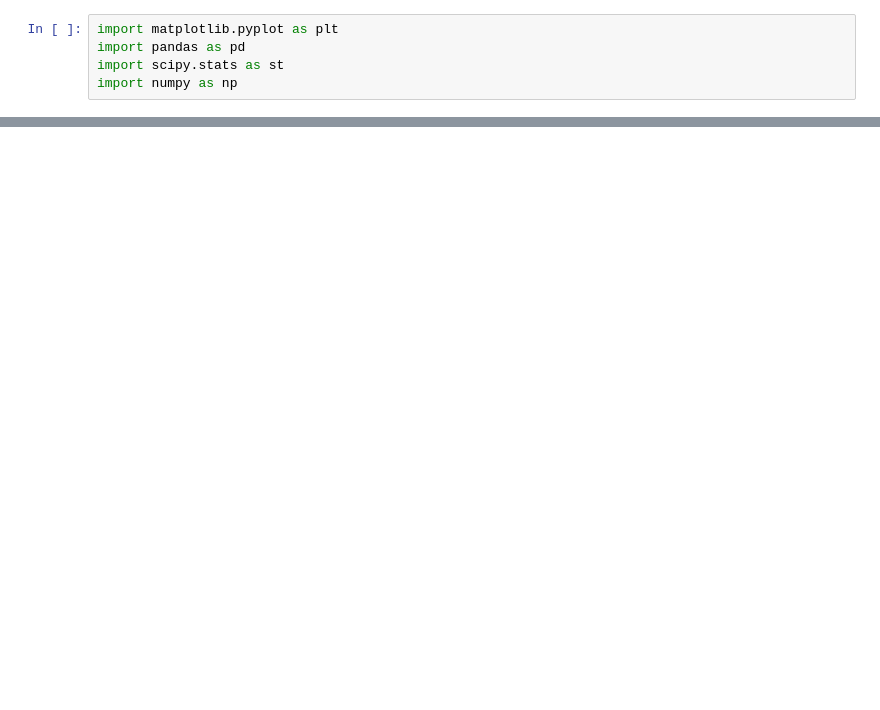
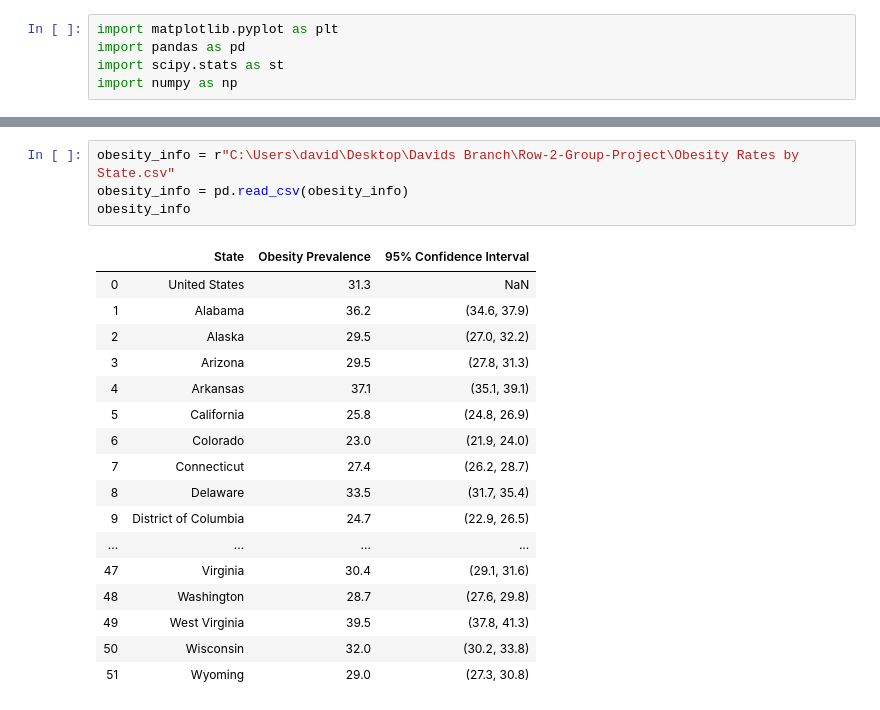
Before and after one commit to settinge/Cancer-and-Nonbiological-Variables, a Jupyter notebook: Health Insurance Coverage by State.ipynb, the cells around one changed output, grey strips where cells are left out. Drawn from its saved outputs; the diff is of its cells as text; blank space fills up the shorter version.

```diff
--- a/Health Insurance Coverage by State.ipynb
+++ b/Health Insurance Coverage by State.ipynb
@@ -30,0 +28,22 @@ health_info
+# %%
+obesity_info = r"C:\Users\david\Desktop\Davids Branch\Row-2-Group-Project\Obesity Rates by State.csv"
+obesity_info = pd.read_csv(obesity_info)
+obesity_info
+# %% [output]
+|  | State | Obesity Prevalence | 95% Confidence Interval |
+| 0 | United States | 31.3 | NaN |
+| 1 | Alabama | 36.2 | (34.6, 37.9) |
+| 2 | Alaska | 29.5 | (27.0, 32.2) |
+| 3 | Arizona | 29.5 | (27.8, 31.3) |
+| 4 | Arkansas | 37.1 | (35.1, 39.1) |
+| 5 | California | 25.8 | (24.8, 26.9) |
+| 6 | Colorado | 23.0 | (21.9, 24.0) |
+| 7 | Connecticut | 27.4 | (26.2, 28.7) |
+| 8 | Delaware | 33.5 | (31.7, 35.4) |
+| 9 | District of Columbia | 24.7 | (22.9, 26.5) |
+| ... | ... | ... | ... |
+| 47 | Virginia | 30.4 | (29.1, 31.6) |
+| 48 | Washington | 28.7 | (27.6, 29.8) |
+| 49 | West Virginia | 39.5 | (37.8, 41.3) |
+| 50 | Wisconsin | 32.0 | (30.2, 33.8) |
+| 51 | Wyoming | 29.0 | (27.3, 30.8) |
```
Also changed, not shown: parts of 4 cells of this notebook, 1 other file.
